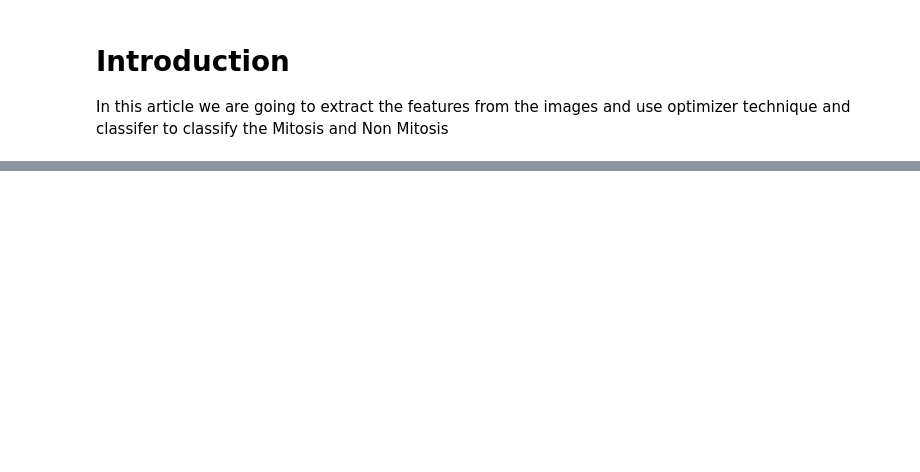
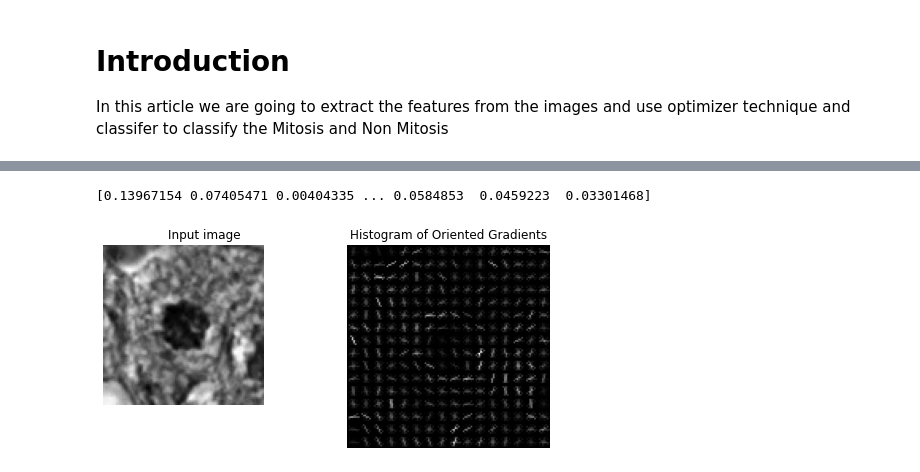
Before and after one commit to suchith1012/Mitosis-detection-based-on-features-from-breast-cancer-histology-slide-images, a Jupyter notebook: Code/main.ipynb, the cells around one changed output, grey strips where cells are left out. Drawn from its saved outputs; the diff is of its cells as text; code cells hidden in the pictures; blank space fills up the shorter version.

```diff
--- a/Code/main.ipynb
+++ b/Code/main.ipynb
@@ -28,2 +10,0 @@ import matplotlib.pyplot as plt
-# %%
-hog = cv2.HOGDescriptor()
@@ -31,0 +36,26 @@ NUM_FEATURES = 10
+# %%
+img = io.imread(r"/content/MandNM/mitosis/A00_01_01_CZ8UV4CK9-1a2574be1ed31c6659b0878de25f8c97.png")
+
+image = color.rgb2gray(img)
+
+resized = cv2.resize(image, (128, 128), interpolation=cv2.INTER_AREA)
+fd, hog_image = hog(resized,visualize=True)
+print(fd)
+fig, (ax1, ax2) = plt.subplots(1, 2, figsize=(8, 4), sharex=True, sharey=True)
+
+ax1.axis('off')
+ax1.imshow(image, cmap=plt.cm.gray)
+ax1.set_title('Input image')
+ax1.set_adjustable('box')
+
+# Rescale histogram for better display
+hog_image_rescaled = exposure.rescale_intensity(hog_image, in_range=(0, 10))
+
+ax2.axis('off')
+ax2.imshow(hog_image_rescaled, cmap=plt.cm.gray)
+ax2.set_title('Histogram of Oriented Gradients')
+ax1.set_adjustable('box')
+plt.show()
+# %% [output]
+[0.13967154 0.07405471 0.00404335 ... 0.0584853  0.0459223  0.03301468]
+[figure, added]
```
Also changed, not shown: parts of 22 cells of this notebook.
